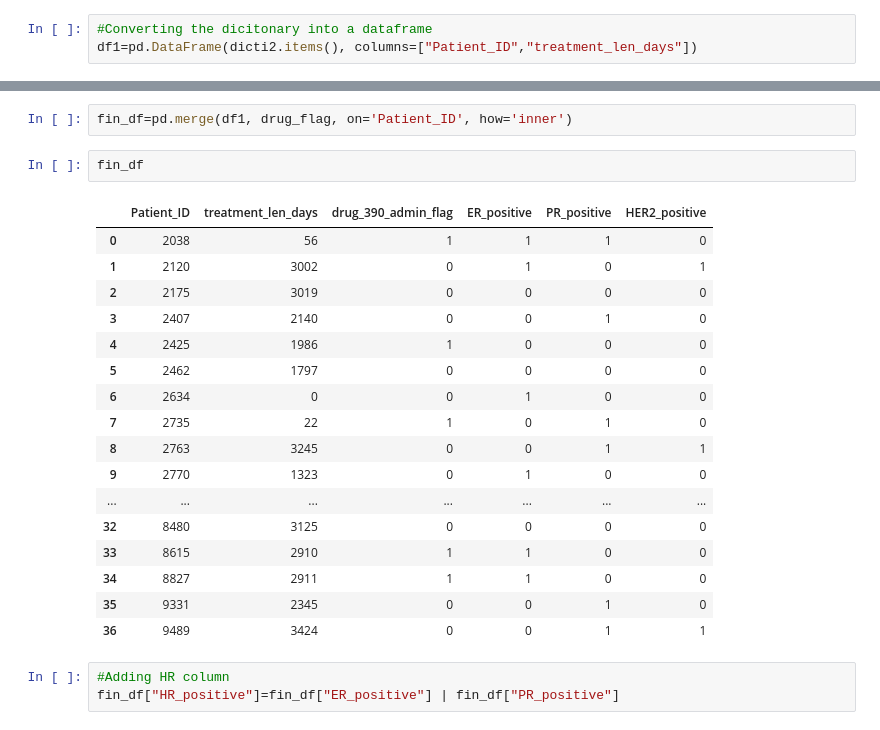
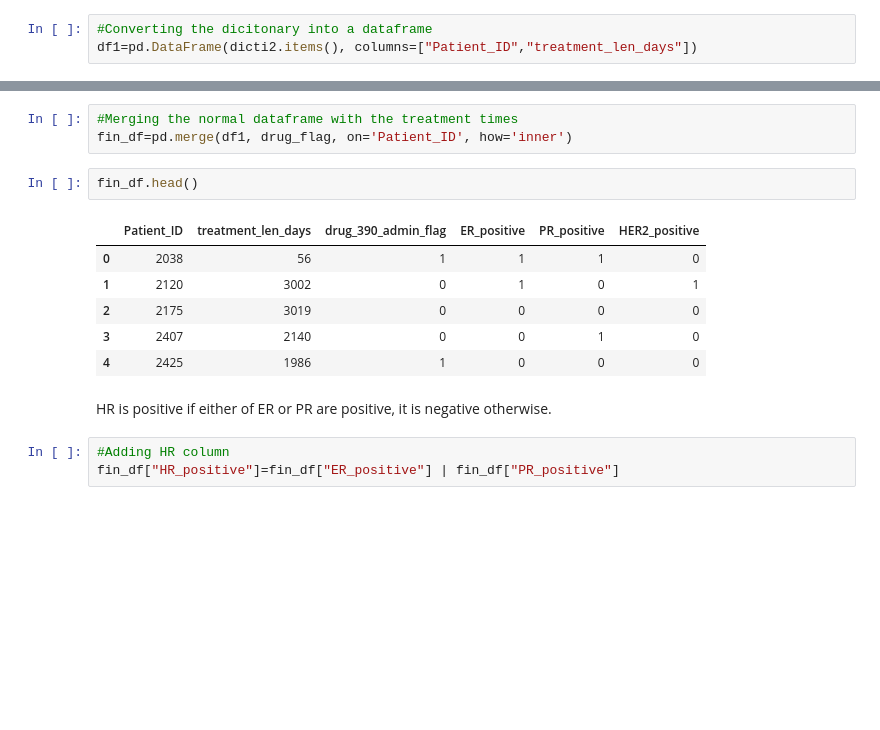
Before and after one commit to apalmk/pfizer_task, a Jupyter notebook: Pfizer_task.ipynb, the cells around one changed output, grey strips where cells are left out. Saved outputs shown, nothing was run; the diff lists cells and outputs as text; blank space fills up the shorter version.

```diff
--- a/Pfizer_task.ipynb
+++ b/Pfizer_task.ipynb
@@ -90,25 +93,17 @@ df1
 # %%
+#Merging the normal dataframe with the treatment times
 fin_df=pd.merge(df1, drug_flag, on='Patient_ID', how='inner')
 # %%
-fin_df
+fin_df.head()
 # %% [output]
 |  | Patient_ID | treatment_len_days | drug_390_admin_flag | ER_positive | PR_positive | HER2_positive |
 | 0 | 2038 | 56 | 1 | 1 | 1 | 0 |
 | 1 | 2120 | 3002 | 0 | 1 | 0 | 1 |
 | 2 | 2175 | 3019 | 0 | 0 | 0 | 0 |
 | 3 | 2407 | 2140 | 0 | 0 | 1 | 0 |
 | 4 | 2425 | 1986 | 1 | 0 | 0 | 0 |
-| 5 | 2462 | 1797 | 0 | 0 | 0 | 0 |
-| 6 | 2634 | 0 | 0 | 1 | 0 | 0 |
-| 7 | 2735 | 22 | 1 | 0 | 1 | 0 |
-| 8 | 2763 | 3245 | 0 | 0 | 1 | 1 |
-| 9 | 2770 | 1323 | 0 | 1 | 0 | 0 |
-| ... | ... | ... | ... | ... | ... | ... |
-| 32 | 8480 | 3125 | 0 | 0 | 0 | 0 |
-| 33 | 8615 | 2910 | 1 | 1 | 0 | 0 |
-| 34 | 8827 | 2911 | 1 | 1 | 0 | 0 |
-| 35 | 9331 | 2345 | 0 | 0 | 1 | 0 |
-| 36 | 9489 | 3424 | 0 | 0 | 1 | 1 |
+# %% [markdown]
+HR is positive if either of ER or PR are positive, it is negative otherwise.
 # %%
 #Adding HR column
 fin_df["HR_positive"]=fin_df["ER_positive"] | fin_df["PR_positive"]
```
Also changed, not shown: parts of 26 cells of this notebook.
